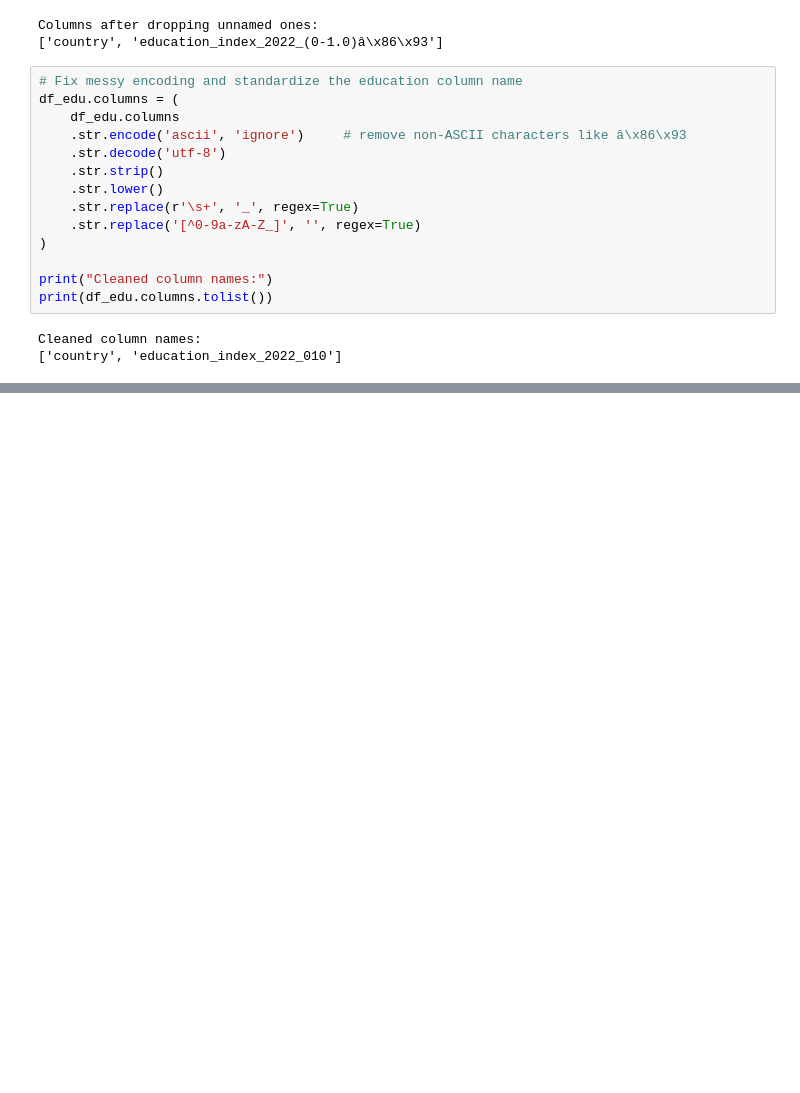
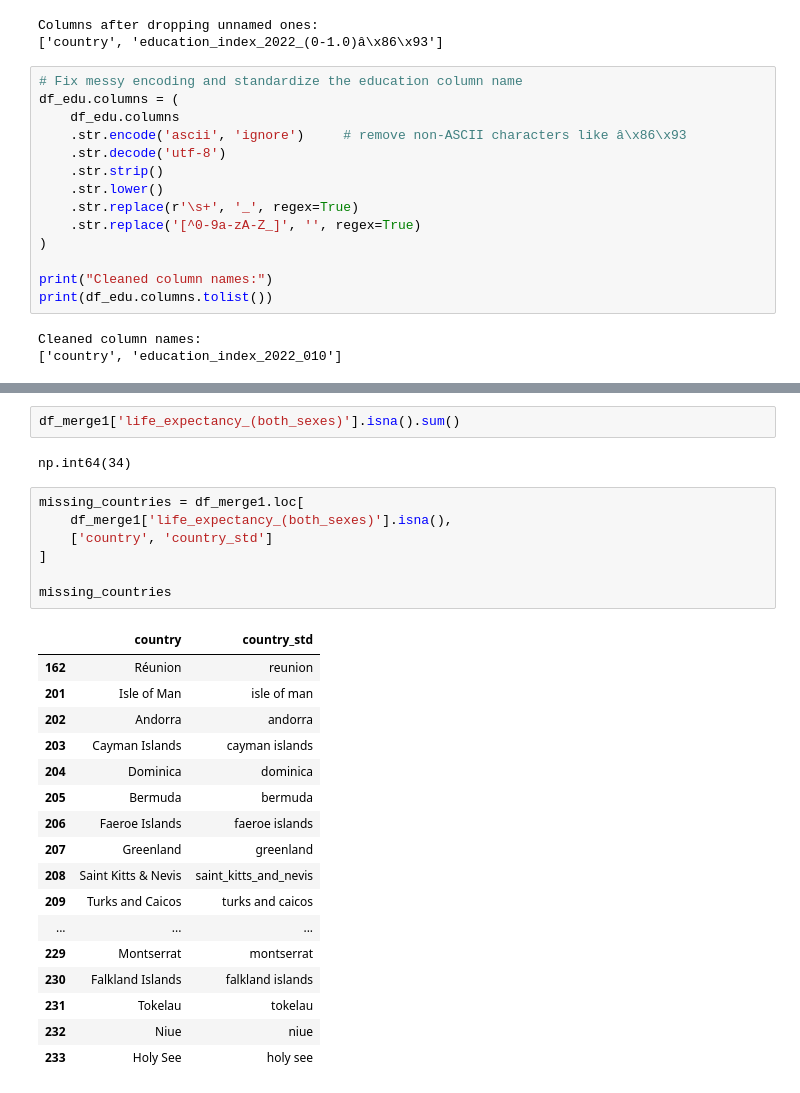
Before and after one commit to Maurice912/DATA_preprocessing_project, a Jupyter notebook: notebooks/Data.ipynb, the cells around one changed output, grey strips where cells are left out. Cells and saved outputs as stored; diff of their text form; blank space fills up the shorter version.

```diff
--- a/notebooks/Data.ipynb
+++ b/notebooks/Data.ipynb
@@ -341,0 +506,29 @@ Cleaned column names:
+# %%
+df_merge1['life_expectancy_(both_sexes)'].isna().sum()
+# %% [output]
+np.int64(34)
+# %%
+missing_countries = df_merge1.loc[
+    df_merge1['life_expectancy_(both_sexes)'].isna(),
+    ['country', 'country_std']
+]
+
+missing_countries
+# %% [output]
+|  | country | country_std |
+| 162 | Réunion | reunion |
+| 201 | Isle of Man | isle of man |
+| 202 | Andorra | andorra |
+| 203 | Cayman Islands | cayman islands |
+| 204 | Dominica | dominica |
+| 205 | Bermuda | bermuda |
+| 206 | Faeroe Islands | faeroe islands |
+| 207 | Greenland | greenland |
+| 208 | Saint Kitts & Nevis | saint_kitts_and_nevis |
+| 209 | Turks and Caicos | turks and caicos |
+| ... | ... | ... |
+| 229 | Montserrat | montserrat |
+| 230 | Falkland Islands | falkland islands |
+| 231 | Tokelau | tokelau |
+| 232 | Niue | niue |
+| 233 | Holy See | holy see |
```
Also changed, not shown: parts of 19 cells of this notebook.
